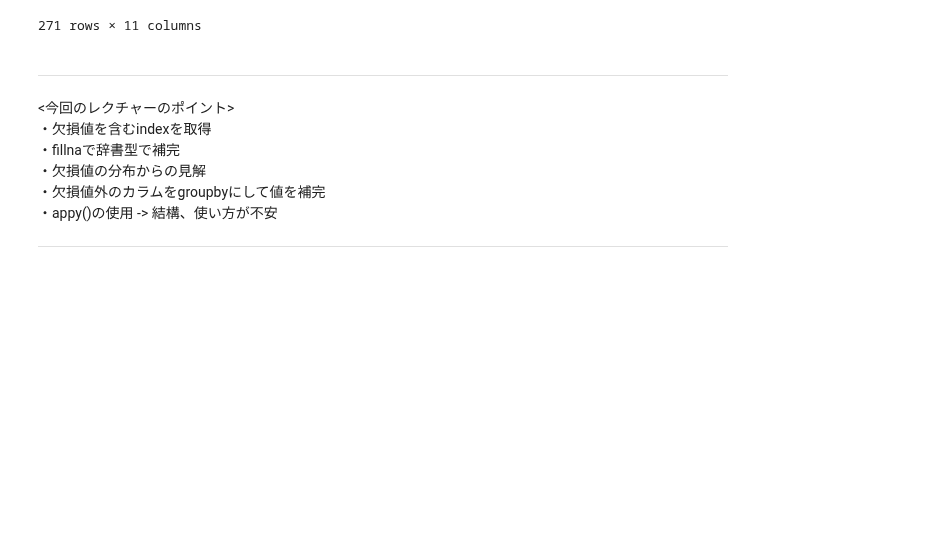
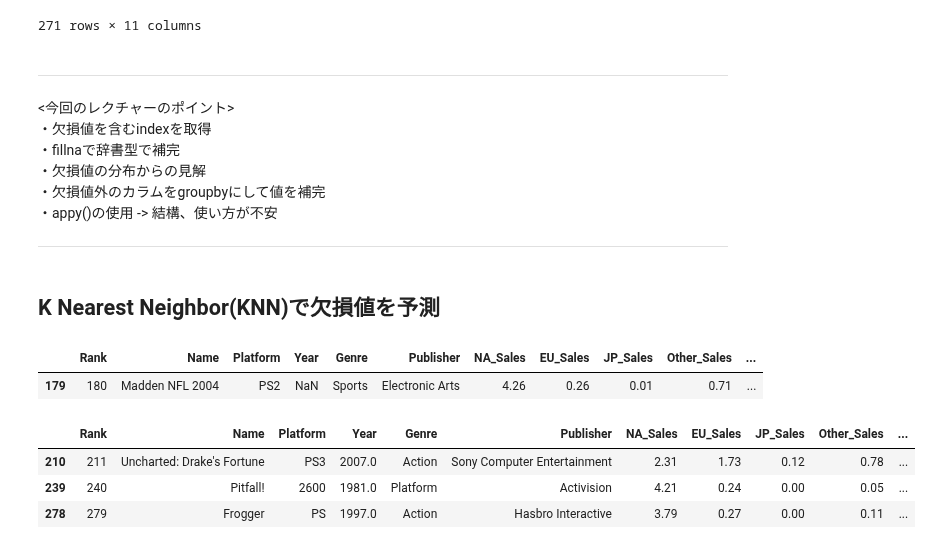
Before and after one commit to Masato-210831/For_study, a Jupyter notebook: Python_code/ML_lectures/preprocessing.ipynb, the cells around one changed output. Saved outputs shown, nothing was run; the diff lists cells and outputs as text; code cells hidden in the pictures; blank space fills up the shorter version.

```diff
--- a/Python_code/ML_lectures/preprocessing.ipynb
+++ b/Python_code/ML_lectures/preprocessing.ipynb
@@ -287,3 +287,5 @@ X_test['Year'] = X_test.apply(lambda row: platform_year_dict[row["Platform"]] if
 
 
 ---
+# %% [markdown]
+## K Nearest Neighbor(KNN)で欠損値を予測
@@ -289,0 +319,52 @@ X_test['Year'] = X_test.apply(lambda row: platform_year_dict[row["Platform"]] if
+# %%
+# # データのlabel Encoding -> ** 自分で実施 **
+# obj_cols = X_df.select_dtypes(exclude=np.number)
+# oe = OrdinalEncoder()
+# oe.set_output(transform="pandas")
+# X_df.loc[:, obj_cols.columns] = oe.fit_transform(obj_cols)
+
+# かめさん
+# get_dummiesでone-hot
+X_df = pd.get_dummies(X_df, drop_first=True)
+
+#ーーーーーーーーーーーーーー
+# KNN
+#ーーーーーーーーーーーーーー
+
+# Yearの欠損値のインデックスを抽出
+target_idx = df[df['Year'].isna()].index
+train_idx = df[~df['Year'].isna()].index
+
+
+
+
+# データ準備
+# 上記のインデックスのデータをテストデータ、それ以外をトレーニングデータにする
+# kNN用に説明変数と目的変数に分ける
+X_train = X_df.iloc[train_idx]
+y_train = year_col.iloc[train_idx]
+
+X_target = X_df.iloc[target_idx]
+y_target = year_col.iloc[target_idx].to_frame()
+
+
+#　学習
+knn = KNeighborsRegressor(n_neighbors=3)
+knn.fit(X_train, y_train)
+y_pred = knn.predict(X_target)
+y_target['Year'] = y_pred
+# %%
+# 予測の確認
+df.iloc[X_target.head(1).index]
+# %% [output]
+|  | Rank | Name | Platform | Year | Genre | Publisher | NA_Sales | EU_Sales | JP_Sales | Other_Sales | ... |
+| 179 | 180 | Madden NFL 2004 | PS2 | NaN | Sports | Electronic Arts | 4.26 | 0.26 | 0.01 | 0.71 | ... |
+# %%
+# 予測に使用したデータ群の表示
+neighbors = knn.kneighbors(X_target.head(1))
+df.loc[neighbors[1][0]]
+# %% [output]
+|  | Rank | Name | Platform | Year | Genre | Publisher | NA_Sales | EU_Sales | JP_Sales | Other_Sales | ... |
+| 210 | 211 | Uncharted: Drake's Fortune | PS3 | 2007.0 | Action | Sony Computer Entertainment | 2.31 | 1.73 | 0.12 | 0.78 | ... |
+| 239 | 240 | Pitfall! | 2600 | 1981.0 | Platform | Activision | 4.21 | 0.24 | 0.00 | 0.05 | ... |
+| 278 | 279 | Frogger | PS | 1997.0 | Action | Hasbro Interactive | 3.79 | 0.27 | 0.00 | 0.11 | ... |
```
Also changed, not shown: parts of 8 cells of this notebook, 1 other file.
